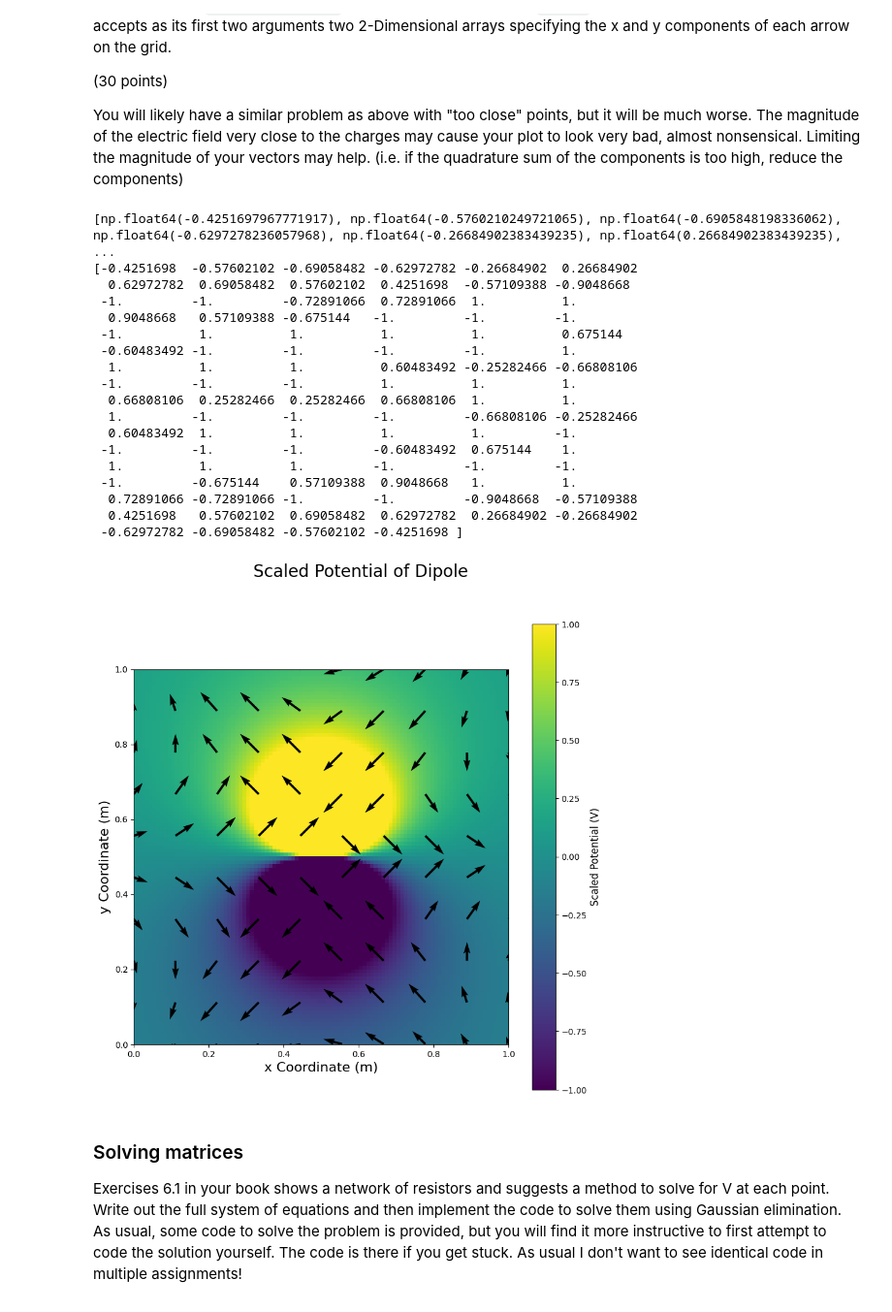
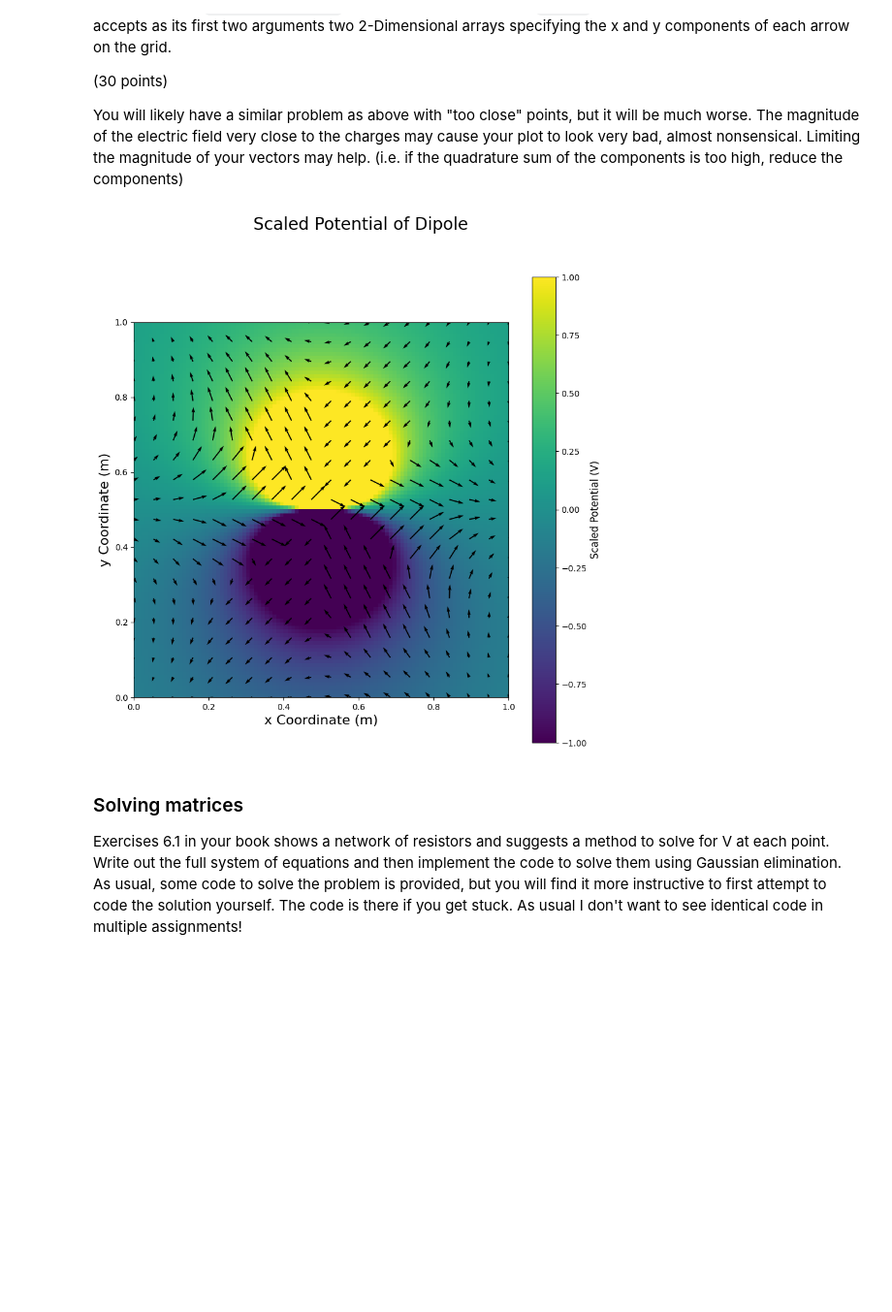
Before and after one commit to GeoffHennessy/Hennessy-Phys50733, a Jupyter notebook: Homework_3/Hennessy_Homework3.ipynb, the cells around one changed output. Shown at 97% size. Drawn from its saved outputs; the diff is of its cells as text; code cells hidden in the pictures; blank space fills up the shorter version.

```diff
--- a/Homework_3/Hennessy_Homework3.ipynb
+++ b/Homework_3/Hennessy_Homework3.ipynb
@@ -121,62 +121,43 @@ def E_Field(function,r,h,q):
 def Potential(r,q):
     return q / ((r[0]**2 + r[1]**2)**(1/2)) # Denominator is r
 
-xVals = np.linspace(0,1,10)
-yVals = np.linspace(0,1,10)
+xVals = np.linspace(0,1,20)
+yVals = np.linspace(0,1,20)
 X, Y = np.meshgrid(xVals,yVals)
 charge1_Pos = np.array([0.45,0.5])
 charge2_Pos = np.array([0.55,0.5])
 r = np.array([xVals[0], yVals[0]])
 
 xComp = [] # x component of E
 yComp = [] # y compoonent of E
-for i in range(10):
-    for j in range(10):
+for i in range(20):
+    for j in range(20):
         r = np.array([xVals[i], yVals[j]])
-        dx1, dy1 = E_Field(Potential,r - charge1_Pos,0.01,1) # Electric field for charge 1
-        dx2, dy2 = E_Field(Potential,r - charge2_Pos,0.01,-1) # Electric Field for charge 2
+        dx1, dy1 = E_Field(Potential,r - charge1_Pos,0.001,1) # Electric field for charge 1
+        dx2, dy2 = E_Field(Potential,r - charge2_Pos,0.001,-1) # Electric Field for charge 2
         dx = dx1 + dx2
         dy = dy1 + dy2
         xComp.append(dx)
         yComp.append(dy)
 
 
-print(yComp)
-yComp = np.clip(yComp, a_min = -1, a_max = 1)
-xComp = np.clip(xComp, a_min = -1, a_max = 1)
-print(yComp)
+yComp = np.clip(yComp, a_min = -1, a_max = 2)
+xComp = np.clip(xComp, a_min = -1, a_max = 2)
+
 # Creating the graphs
 fig2 = plt.figure(figsize = (10,10))
 fig2.suptitle("Scaled Potential of Dipole", fontsize = 20)
 
 ax = plt.subplot(111)
 ax.set_xlabel("x Coordinate (m)", size = 16)
 ax.set_ylabel("y Coordinate (m)", size = 16)
 ax.quiver(X,Y,xComp,yComp, minlength = 1, minshaft = 1)
 
 graph = ax.imshow(grid, extent = (0,1,0,1), vmin=-1,vmax=1)
 bar = fig2.colorbar(graph)
 bar.set_label("Scaled Potential (V)", size = 12)
 # %% [output]
-[np.float64(-0.4251697967771917), np.float64(-0.5760210249721065), np.float64(-0.6905848198336062), np.float64(-0.6297278236057968), np.float64(-0.26684902383439235), np.float64(0.26684902383439235),  ...
-[-0.4251698  -0.57602102 -0.69058482 -0.62972782 -0.26684902  0.26684902
-  0.62972782  0.69058482  0.57602102  0.4251698  -0.57109388 -0.9048668
- -1.         -1.         -0.72891066  0.72891066  1.          1.
-  0.9048668   0.57109388 -0.675144   -1.         -1.         -1.
- -1.          1.          1.          1.          1.          0.675144
- -0.60483492 -1.         -1.         -1.         -1.          1.
-  1.          1.          1.          0.60483492 -0.25282466 -0.66808106
- -1.         -1.         -1.          1.          1.          1.
-  0.66808106  0.25282466  0.25282466  0.66808106  1.          1.
-  1.         -1.         -1.         -1.         -0.66808106 -0.25282466
-  0.60483492  1.          1.          1.          1.         -1.
- -1.         -1.         -1.         -0.60483492  0.675144    1.
-  1.          1.          1.         -1.         -1.         -1.
- -1.         -0.675144    0.57109388  0.9048668   1.          1.
-  0.72891066 -0.72891066 -1.         -1.         -0.9048668  -0.57109388
-  0.4251698   0.57602102  0.69058482  0.62972782  0.26684902 -0.26684902
- -0.62972782 -0.69058482 -0.57602102 -0.4251698 ]
-[figure, old version]
+[figure, new version]
 # %% [markdown]
 ### Solving matrices
 
```
Also changed, not shown: parts of 2 cells of this notebook.
